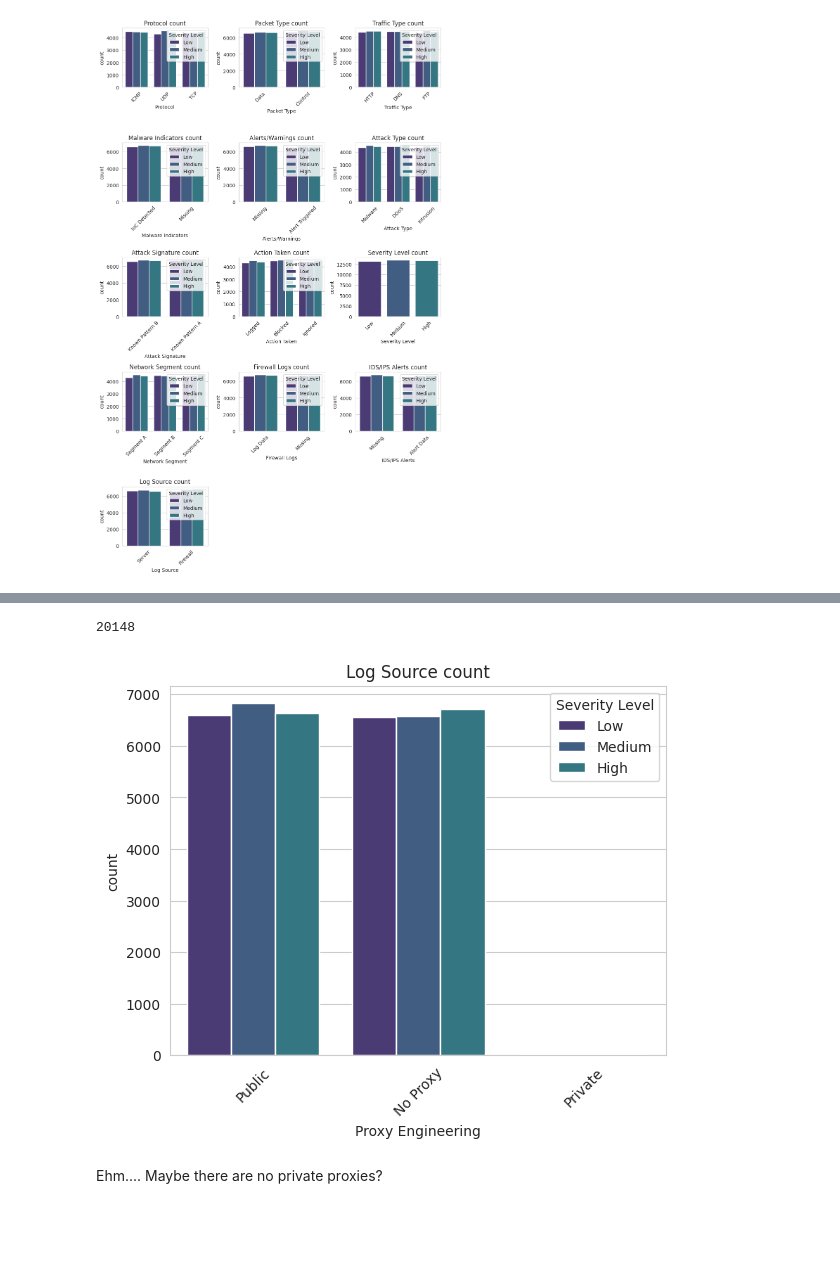
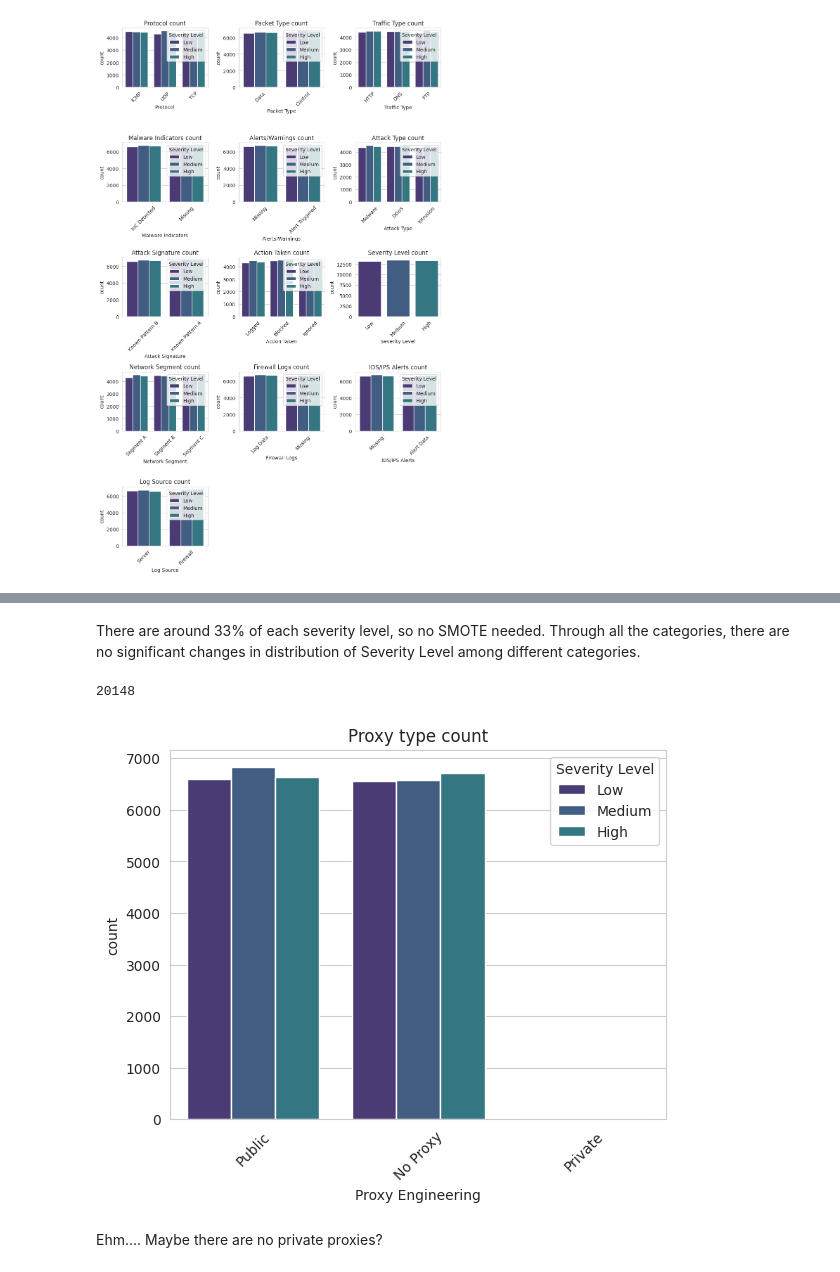
Before and after one commit to Alisizationed/sigmoid-exam, a Jupyter notebook: part_1_eda.ipynb, the cells around one changed output, grey strips where cells are left out. Cells and saved outputs as stored; diff of their text form; code cells hidden in the pictures; blank space fills up the shorter version.

```diff
--- a/part_1_eda.ipynb
+++ b/part_1_eda.ipynb
@@ -107,4 +107,4 @@ Data columns (total 25 columns):
 dtypes: float64(1), int64(3), object(21)
 memory usage: 7.6+ MB
 # %%
-df['Timestamp'] = df['Timestamp'].astype('datetime64[ns]')
+df['Timestamp'] = pd.to_datetime(df['Timestamp'])
@@ -302,3 +301,6 @@ plt.show()
+# %% [markdown]
+There are around 33% of each severity level, so no SMOTE needed.
+Through all the categories, there are no significant changes in distribution of Severity Level among different categories.
 # %%
 import ipaddress
 # %%
@@ -320,10 +322,10 @@ df['Proxy Information'].nunique()
 df['Proxy Engineering'] = df['Proxy Information'].map(classify_ip)
 # %%
 sns.countplot(data=df, x='Proxy Engineering', hue='Severity Level')
-plt.title(f'{feature} count')
+plt.title('Proxy type count')
 plt.tick_params(axis='x', rotation=45)
 # %% [output]
-[figure, old version]
+[figure, new version]
 # %% [markdown]
 Ehm.... Maybe there are no private proxies?
 # %%
```
Also changed, not shown: parts of 44 cells of this notebook.
